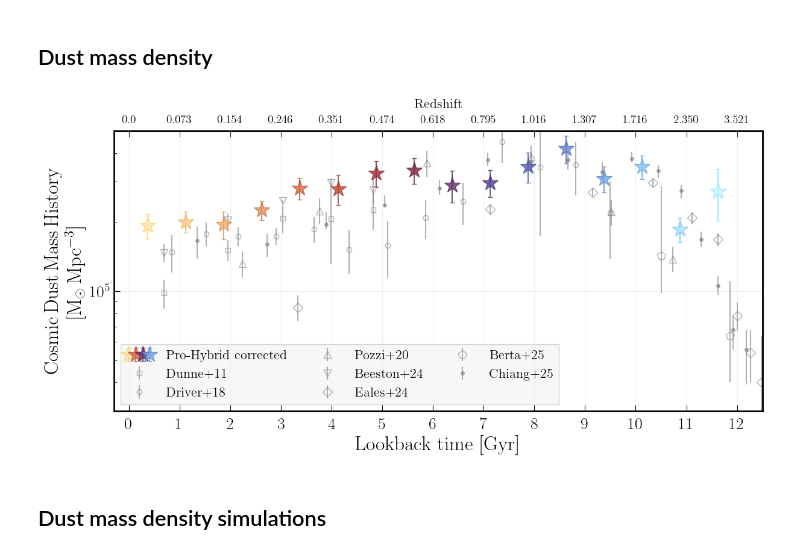
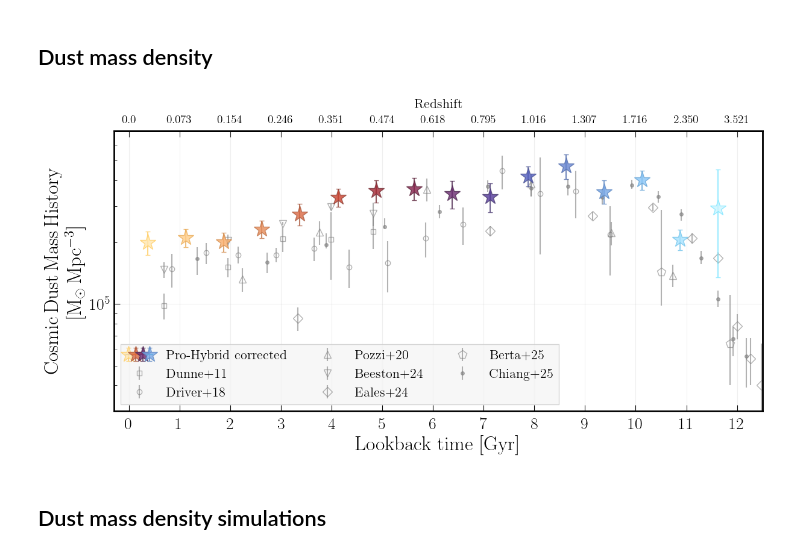
Before and after one commit to JordanDSilva/dust-mass-density, a Jupyter notebook: scripts/makeSomePlots.ipynb, the cells around one changed output. Drawn from its saved outputs; the diff is of its cells as text; code cells hidden in the pictures.

```diff
--- a/scripts/makeSomePlots.ipynb
+++ b/scripts/makeSomePlots.ipynb
@@ -170,6 +170,19 @@ divide_by = 1.0 ## Might as well just show the 'corrected' masses as per the PAH
 for i in range(ax.shape[0]):
     for j in range(ax.shape[1]):
 
+        ## Completness limits ?
+        ax[i,j].axvline(
+            10**min(dmf[count]["x"][dmf[count]["WHICH"] == 2]),
+            color = "tab:purple",
+            ls = "--",
+            alpha = 0.5
+        )
+        ax[i,j]. axvline(
+            10**min(dmf[count]["x"][dmf[count]["WHICH"] == 1]),
+            color = "tab:blue",
+            ls = "--",
+            alpha = 0.5
+        )
         gama_handles = ax[i,j].scatter(
             10**dmf_GAMA[count]["x"]/divide_by,
             dmf_GAMA[count]["phi"]*LSSCorrection['LSS'][count],
@@ -394,7 +407,7 @@ for i in range(ax.shape[0]):
         ax[i,j].set_xscale("log")
         ax[i,j].set_yscale("log")
 
-        ax[i,j].set_xlim([10**4.5, 10**11.5])
+        ax[i,j].set_xlim([10**3.5, 10**11.5])
         ax[i,j].set_ylim([1e-8, 1.0])
 
         ax[i,j].set_xticks([10**5.0, 10**7.0, 10**9.0, 10**11.0])
@@ -1104,5 +1150,5 @@ with h5py.File(h5file, "r") as f:
     zbins = np.array( f["zbins"][:] )
     lbtmids = np.array( f["lbtmids"][:] )
     lbtbins = np.array( f["lbtbins"][:] )
-    # LSSCorrection = np.array( f["LSSCorrection"][:] )
+    LSSCorrection = np.array( f["LSSCorrection"][:] )
     Md_corr = np.array(f["Md_corr"])[0]
@@ -1527,48 +1589,6 @@ colours = get_n_colors(len(zmids), "managua")
 fig, ax = plt.subplots(1, 1, figsize = (12, 6), constrained_layout = True)
 
 dust_handles = []
-
-# arr = [[0, 1], [0, 1]]
-# im1 = ax.imshow(
-#     arr,
-#     cmap = mpl.cm.managua,
-#     extent = [min(lbtmids), max(lbtmids), 1e3, 1e7],
-#     interpolation = "bicubic",
-#     alpha = .1,
-#     aspect = "auto"
-# )
-# ax.fill_between(
-#     lbtmids,
-#     np.maximum(MdustAGN["Q50"], MdustnoAGN["Q50"]) * LSSCorrection["LSS"],
-#     1e8*np.ones(len(lbtmids)),
-#     facecolor='white',
-#     interpolate=True
-# )
-# ax.fill_between(
-#     lbtmids,
-#     np.minimum(MdustAGN["Q50"], MdustnoAGN["Q50"]) * LSSCorrection["LSS"],
-#     1e3*np.ones(len(lbtmids)),
-#     facecolor='white',
-#     interpolate=True
-# )
-# noAGN_, = ax.plot(
-#     lbtmids,
-#     MdustnoAGN["Q50"] * LSSCorrection["LSS"],
-#     color = "tab:blue",
-#     label = "Pro-Stellar"
-# )
-# AGN_, = ax.plot(
-#     lbtmids,
-#     MdustAGN["Q50"] * LSSCorrection["LSS"],
-#     color = "tab:red",
-#     label = "Pro-Stellar+AGN"
-# )
-# DEVILSFIR_ = ax.scatter(
-#     lbtmids,
-#     MdustDEVILSFIR['CDMH_FIR']/Md_corr * LSSCorrection["LSS"],
-#     color = "tab:blue",
-#     marker = "^"
-# )
 
 dust_color = "grey"
 # dust_color = "saddlebrown"
@@ -1720,35 +1740,35 @@ ax.legend(
         beeston24_.get_label(),
         eales24_.get_label(),
         berta25_.get_label(),
         chiang25_.get_label()
     ],
     handler_map={tuple: HandlerTuple(ndivide=None, pad=0.1)},
     handletextpad=1.0,
     fontsize = 16,
     frameon = True,
     fancybox = False,
     ncol = 3,
     facecolor = "whitesmoke",
     # bbox_to_anchor = [1.055, 0.9],
     # loc = "right"
 )
 
 ax.set_xlim([-0.3,12.5])
 ax.set_xticks([0.0,1,2,3,4,5,6,7,8,9,10,11,12])
-ax.set_ylim([3e4, 5e5])
+ax.set_ylim([3e4, 7e5])
 ax.set_yscale("log")
 
 ax_top = ax.secondary_xaxis('top')
 z_ticks = z_at_value(Planck18.lookback_time, np.array([0.0001,1,2,3,4,5,6,7,8,9,10,11,12]) * u.Gyr)
 ax_top.set_xticks([0,1,2,3,4,5,6,7,8,9,10,11,12])
 ax_top.set_xticklabels([f"{a:.1f}" if i==0 else f"{a:.3f}" for i,a in enumerate(z_ticks.value)], fontsize = 14, rotation = 0)
 ax_top.set_xlabel("Redshift", labelpad=8.0, fontsize = 16)
 
 ax.set_xlabel("Lookback time [Gyr]")
 ax.set_ylabel(r"$\mathrm{Cosmic \, Dust \, Mass \, History}$" + "\n" + r"$\mathrm{[M_{\odot} \, Mpc^{-3}]}$", fontsize = 24)
 fig.savefig(main_dir + "plots/cosmic_dust.pdf", dpi = 240)
 # %% [output]
-[figure, old version]
+[figure, new version]
 # %% [markdown]
 ## Dust mass density simulations
 # %%
```
Also changed, not shown: parts of 23 cells of this notebook, 6 other files.
